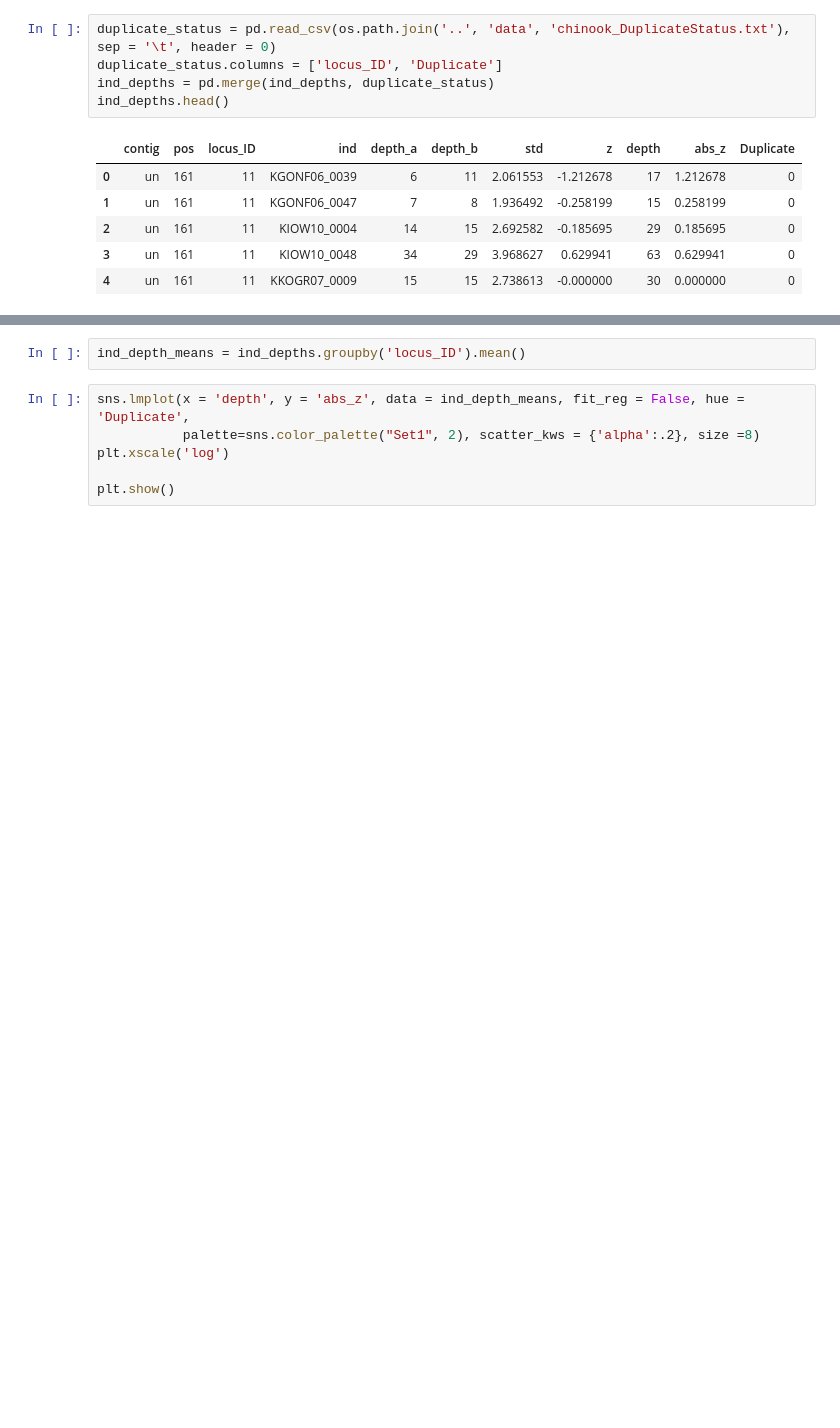
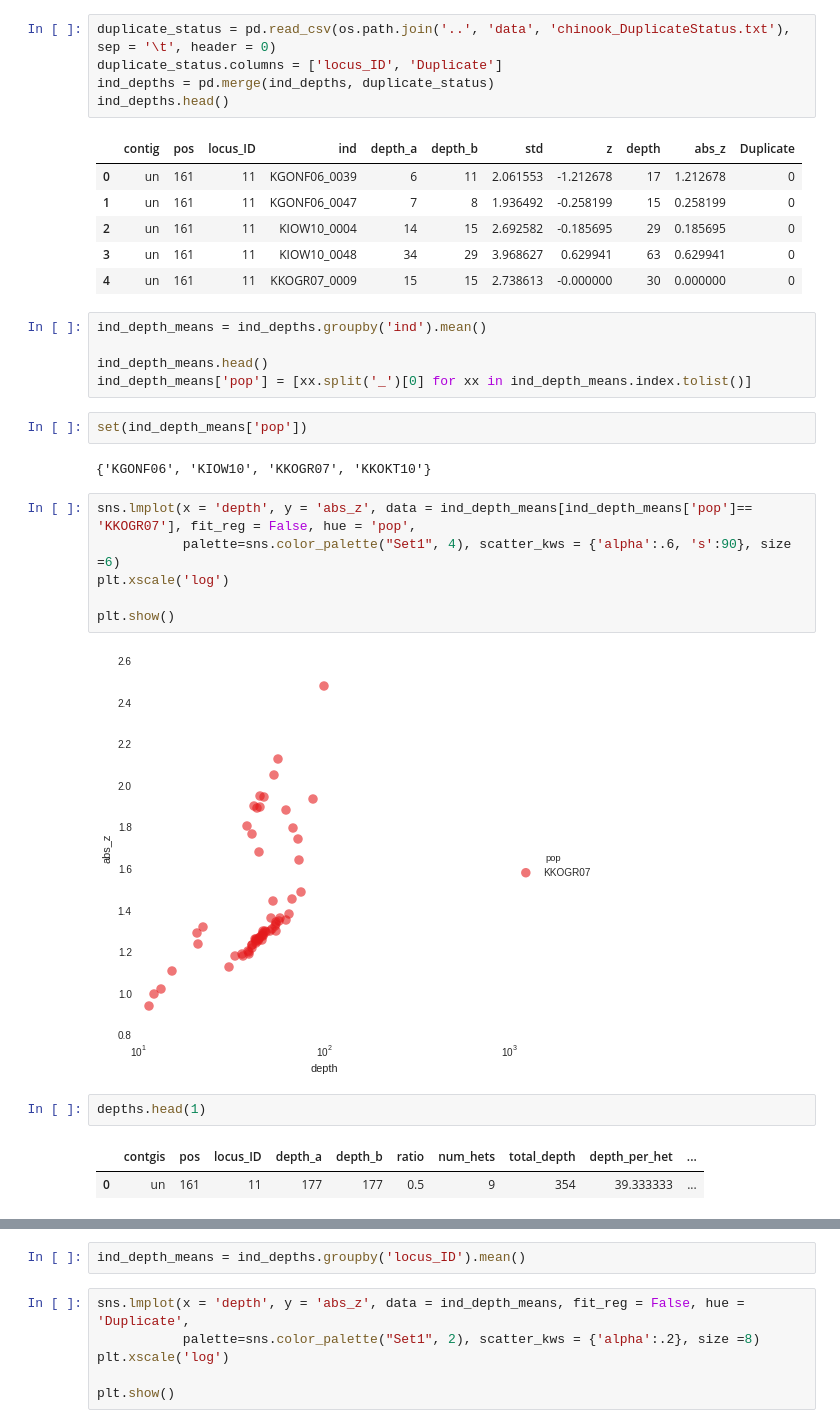
Before and after one commit to rwaples/RAD_allele_coverage, a Jupyter notebook: notebooks/chinook allele depth.ipynb, the cells around one changed output, grey strips where cells are left out. Drawn from its saved outputs; the diff is of its cells as text; blank space fills up the shorter version.

```diff
--- a/notebooks/chinook allele depth.ipynb
+++ b/notebooks/chinook allele depth.ipynb
@@ -351,3 +353,25 @@ ind_depths.head()
 | 2 | un | 161 | 11 | KIOW10_0004 | 14 | 15 | 2.692582 | -0.185695 | 29 | 0.185695 | 0 |
 | 3 | un | 161 | 11 | KIOW10_0048 | 34 | 29 | 3.968627 | 0.629941 | 63 | 0.629941 | 0 |
 | 4 | un | 161 | 11 | KKOGR07_0009 | 15 | 15 | 2.738613 | -0.000000 | 30 | 0.000000 | 0 |
+# %%
+ind_depth_means = ind_depths.groupby('ind').mean()
+
+ind_depth_means.head()
+ind_depth_means['pop'] = [xx.split('_')[0] for xx in ind_depth_means.index.tolist()]
+# %%
+set(ind_depth_means['pop'])
+# %% [output]
+{'KGONF06', 'KIOW10', 'KKOGR07', 'KKOKT10'}
+# %%
+sns.lmplot(x = 'depth', y = 'abs_z', data = ind_depth_means[ind_depth_means['pop']== 'KKOGR07'], fit_reg = False, hue = 'pop',
+           palette=sns.color_palette("Set1", 4), scatter_kws = {'alpha':.6, 's':90}, size =6)
+plt.xscale('log')
+
+plt.show()
+# %% [output]
+[figure, added]
+# %%
+depths.head(1)
+# %% [output]
+|  | contgis | pos | locus_ID | depth_a | depth_b | ratio | num_hets | total_depth | depth_per_het | ... |
+| 0 | un | 161 | 11 | 177 | 177 | 0.5 | 9 | 354 | 39.333333 | ... |
```
Also changed, not shown: parts of 23 cells of this notebook, 4 other files.
